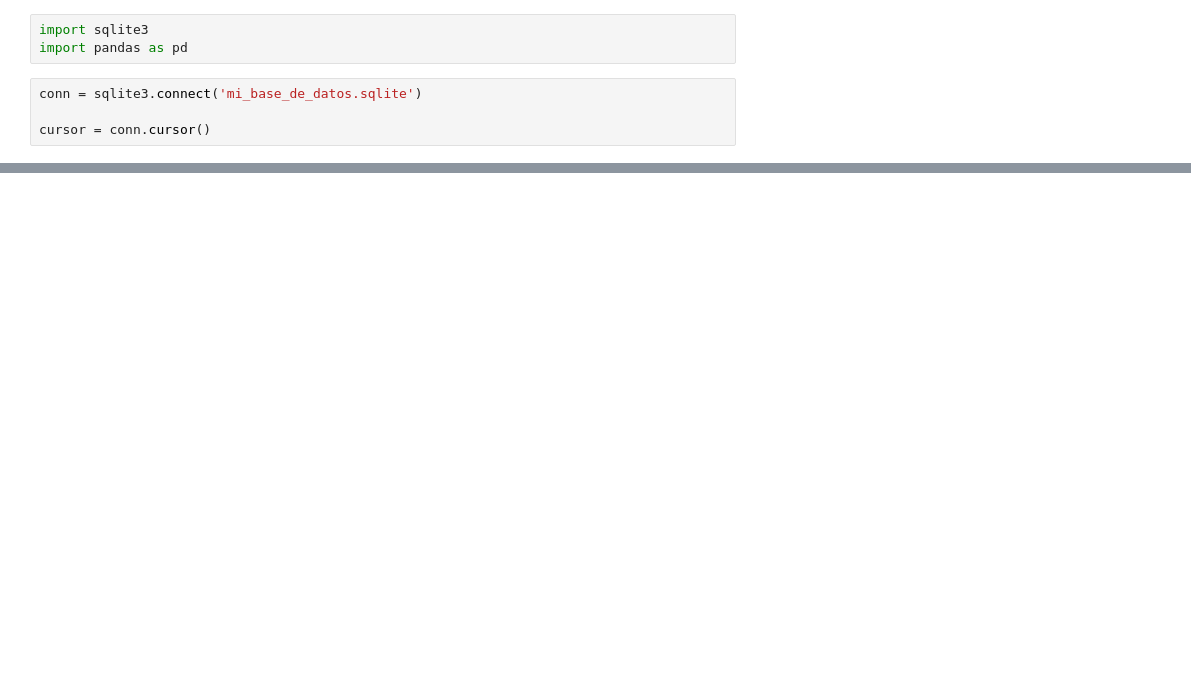
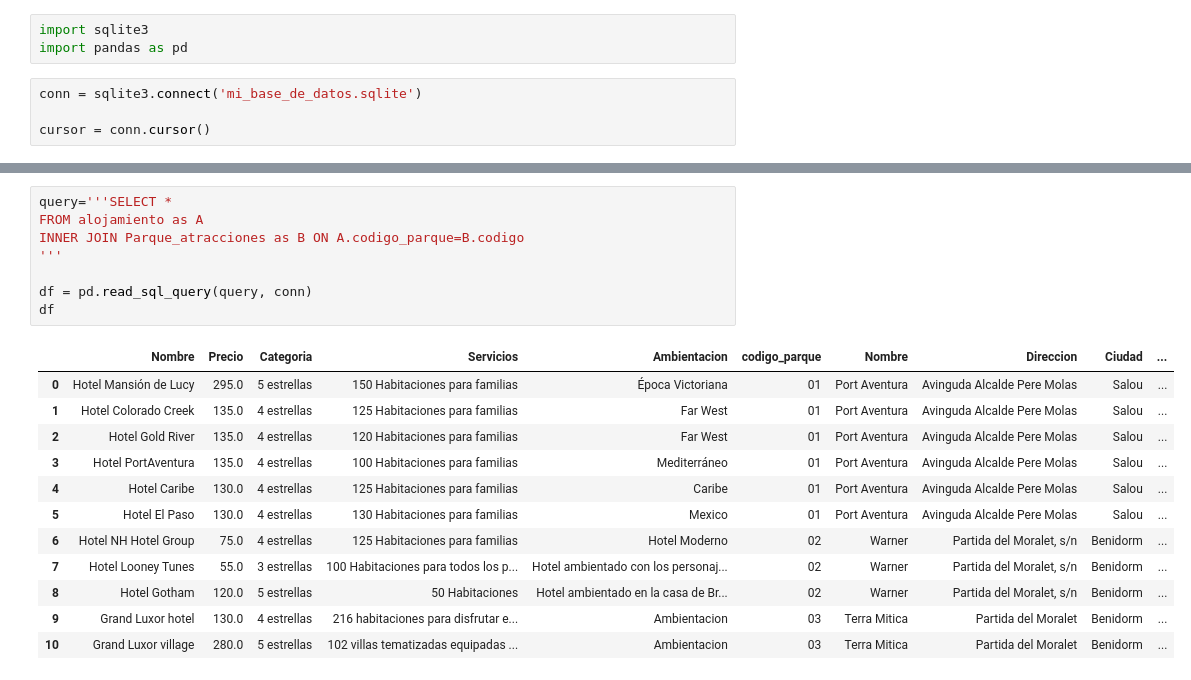
Before and after one commit to mankolepanto/team_challenge_2, a Jupyter notebook: Modelo_Datos/consultas_DB.ipynb, the cells around one changed output, grey strips where cells are left out. Saved outputs shown, nothing was run; the diff lists cells and outputs as text; blank space fills up the shorter version.

```diff
--- a/Ejercicio_Modelo_BD/consultas_DB.ipynb
+++ b/Modelo_Datos/consultas_DB.ipynb
@@ -60,0 +88,21 @@ df
+# %%
+query='''SELECT *
+FROM alojamiento as A
+INNER JOIN Parque_atracciones as B ON A.codigo_parque=B.codigo
+'''
+
+df = pd.read_sql_query(query, conn)
+df
+# %% [output]
+|  | Nombre | Precio | Categoria | Servicios | Ambientacion | codigo_parque | Nombre | Direccion | Ciudad | ... |
+| 0 | Hotel Mansión de Lucy | 295.0 | 5 estrellas | 150 Habitaciones para familias | Época Victoriana | 01 | Port Aventura | Avinguda Alcalde Pere Molas | Salou | ... |
+| 1 | Hotel Colorado Creek | 135.0 | 4 estrellas | 125 Habitaciones para familias | Far West | 01 | Port Aventura | Avinguda Alcalde Pere Molas | Salou | ... |
+| 2 | Hotel Gold River | 135.0 | 4 estrellas | 120 Habitaciones para familias | Far West | 01 | Port Aventura | Avinguda Alcalde Pere Molas | Salou | ... |
+| 3 | Hotel PortAventura | 135.0 | 4 estrellas | 100 Habitaciones para familias | Mediterráneo | 01 | Port Aventura | Avinguda Alcalde Pere Molas | Salou | ... |
+| 4 | Hotel Caribe | 130.0 | 4 estrellas | 125 Habitaciones para familias | Caribe | 01 | Port Aventura | Avinguda Alcalde Pere Molas | Salou | ... |
+| 5 | Hotel El Paso | 130.0 | 4 estrellas | 130 Habitaciones para familias | Mexico | 01 | Port Aventura | Avinguda Alcalde Pere Molas | Salou | ... |
+| 6 | Hotel NH Hotel Group | 75.0 | 4 estrellas | 125 Habitaciones para familias | Hotel Moderno | 02 | Warner | Partida del Moralet, s/n | Benidorm | ... |
+| 7 | Hotel Looney Tunes | 55.0 | 3 estrellas | 100 Habitaciones para todos los p... | Hotel ambientado con los personaj... | 02 | Warner | Partida del Moralet, s/n | Benidorm | ... |
+| 8 | Hotel Gotham | 120.0 | 5 estrellas | 50 Habitaciones | Hotel ambientado en la casa de Br... | 02 | Warner | Partida del Moralet, s/n | Benidorm | ... |
+| 9 | Grand Luxor hotel | 130.0 | 4 estrellas | 216 habitaciones para disfrutar e... | Ambientacion | 03 | Terra Mitica | Partida del Moralet | Benidorm | ... |
+| 10 | Grand Luxor village | 280.0 | 5 estrellas | 102 villas tematizadas equipadas ... | Ambientacion | 03 | Terra Mitica | Partida del Moralet | Benidorm | ... |
```
Also changed, not shown: parts of 9 cells of this notebook, 12 other files.
